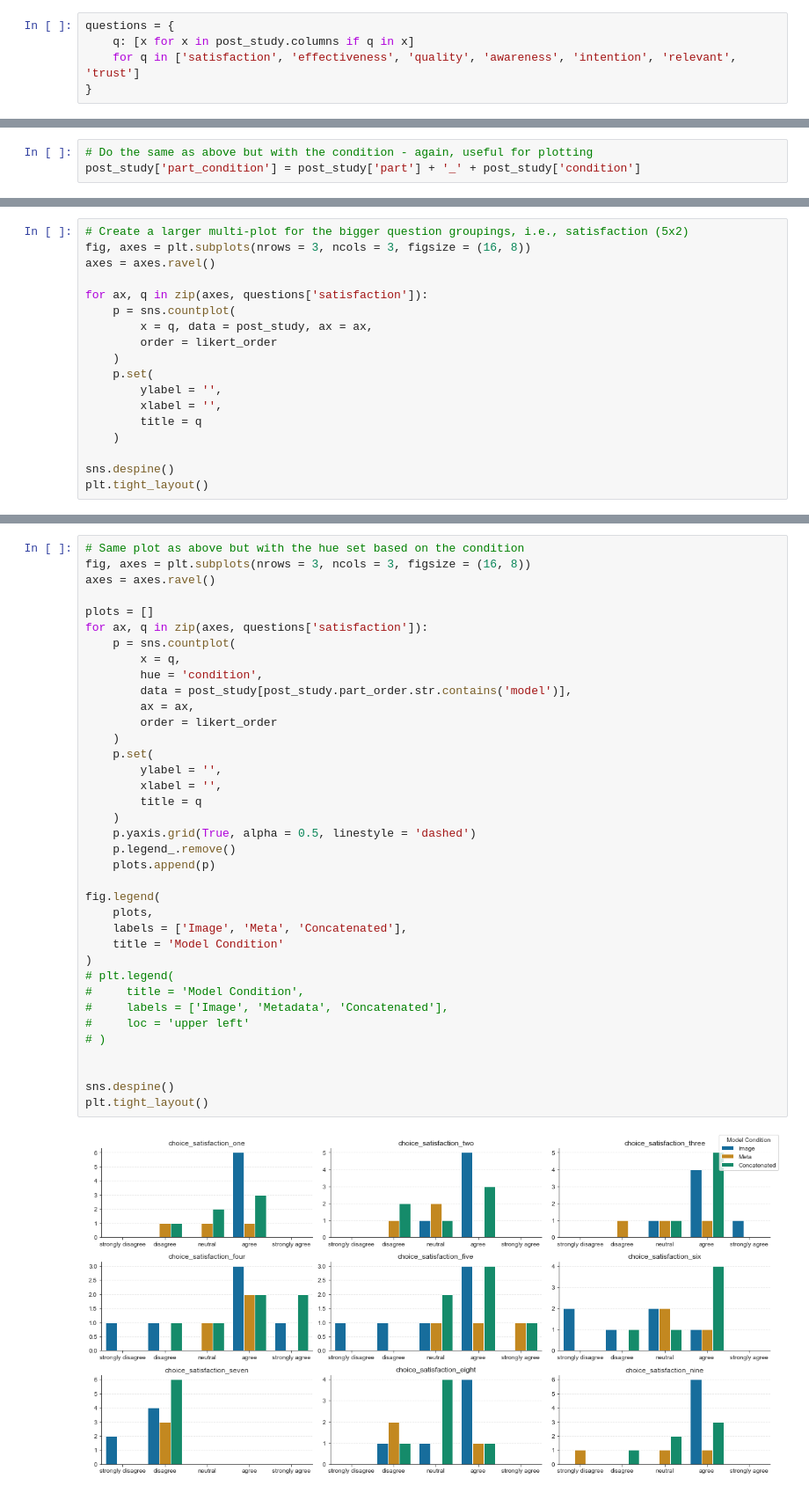
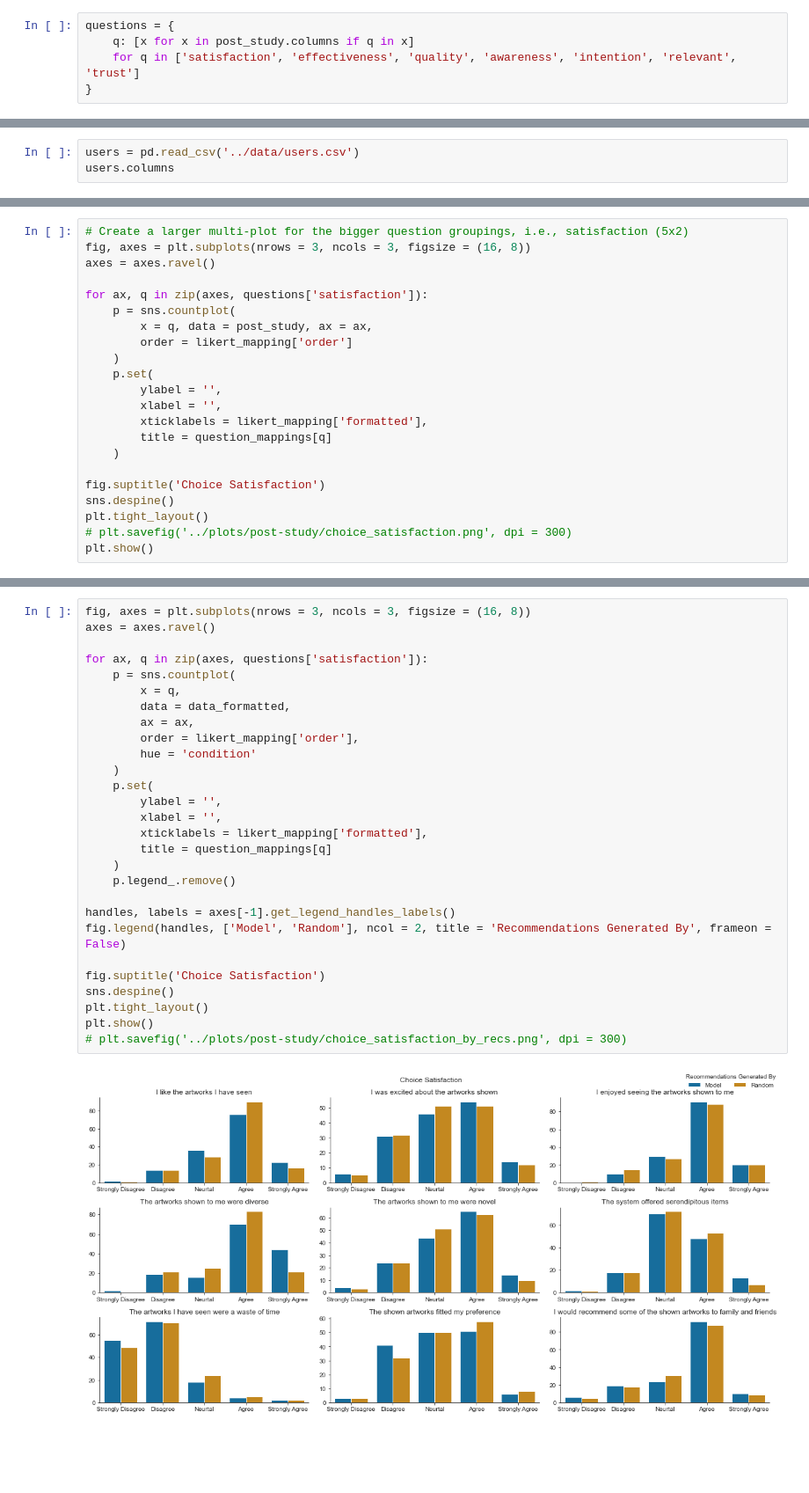
Before and after one commit to MuseRec/analytics, a Jupyter notebook: notebooks/post-study.ipynb, the cells around one changed output, grey strips where cells are left out. Shown: that part at 88% size. Cells and saved outputs as stored; diff of their text form; blank space fills up the shorter version.

```diff
--- a/notebooks/post-study.ipynb
+++ b/notebooks/post-study.ipynb
@@ -109,3 +59,0 @@ post_study = post_study.merge(
-# %%
-# Do the same as above but with the condition - again, useful for plotting
-post_study['part_condition'] = post_study['part'] + '_' + post_study['condition']
@@ -168,0 +60,3 @@ plt.show()
+# %%
+users = pd.read_csv('../data/users.csv')
+users.columns
@@ -174,14 +127,18 @@ axes = axes.ravel()
 for ax, q in zip(axes, questions['satisfaction']):
     p = sns.countplot(
         x = q, data = post_study, ax = ax,
-        order = likert_order
+        order = likert_mapping['order']
     )
     p.set(
         ylabel = '',
         xlabel = '',
-        title = q
+        xticklabels = likert_mapping['formatted'],
+        title = question_mappings[q]
     )
 
+fig.suptitle('Choice Satisfaction')
 sns.despine()
 plt.tight_layout()
+# plt.savefig('../plots/post-study/choice_satisfaction.png', dpi = 300)
+plt.show()
 # %% [output]
@@ -189,39 +168,30 @@ plt.tight_layout()
 # %%
-# Same plot as above but with the hue set based on the condition
 fig, axes = plt.subplots(nrows = 3, ncols = 3, figsize = (16, 8))
 axes = axes.ravel()
 
-plots = []
 for ax, q in zip(axes, questions['satisfaction']):
     p = sns.countplot(
         x = q,
-        hue = 'condition',
-        data = post_study[post_study.part_order.str.contains('model')],
+        data = data_formatted,
         ax = ax,
-        order = likert_order
+        order = likert_mapping['order'],
+        hue = 'condition'
     )
     p.set(
         ylabel = '',
         xlabel = '',
-        title = q
+        xticklabels = likert_mapping['formatted'],
+        title = question_mappings[q]
     )
-    p.yaxis.grid(True, alpha = 0.5, linestyle = 'dashed')
     p.legend_.remove()
-    plots.append(p)
 
-fig.legend(
-    plots,
-    labels = ['Image', 'Meta', 'Concatenated'],
-    title = 'Model Condition'
-)
-# plt.legend(
-#     title = 'Model Condition',
-#     labels = ['Image', 'Metadata', 'Concatenated'],
-#     loc = 'upper left'
-# )
+handles, labels = axes[-1].get_legend_handles_labels()
+fig.legend(handles, ['Model', 'Random'], ncol = 2, title = 'Recommendations Generated By', frameon = False)
 
-
+fig.suptitle('Choice Satisfaction')
 sns.despine()
 plt.tight_layout()
+plt.show()
+# plt.savefig('../plots/post-study/choice_satisfaction_by_recs.png', dpi = 300)
 # %% [output]
-[figure, old version]
+[figure, new version]
```
Also changed, not shown: parts of 18 cells of this notebook, 9 other files.
